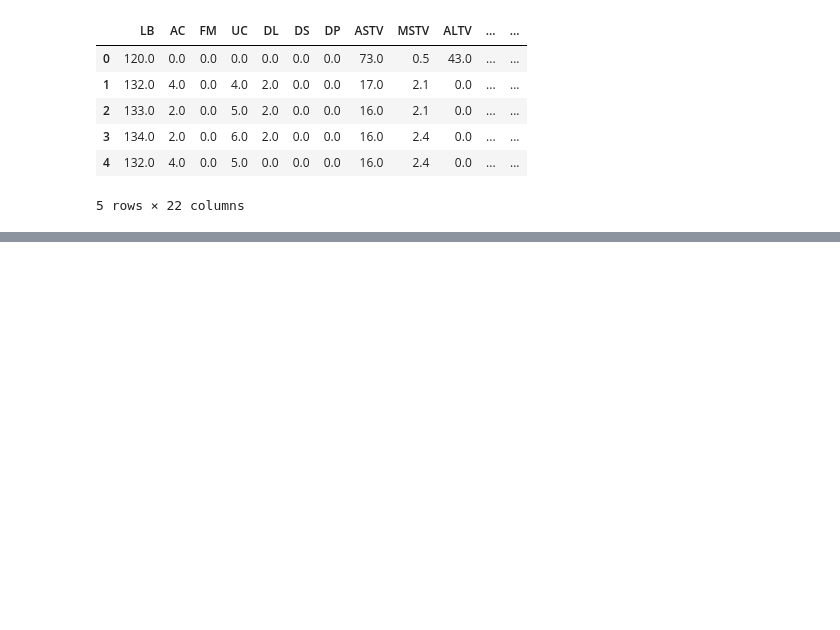
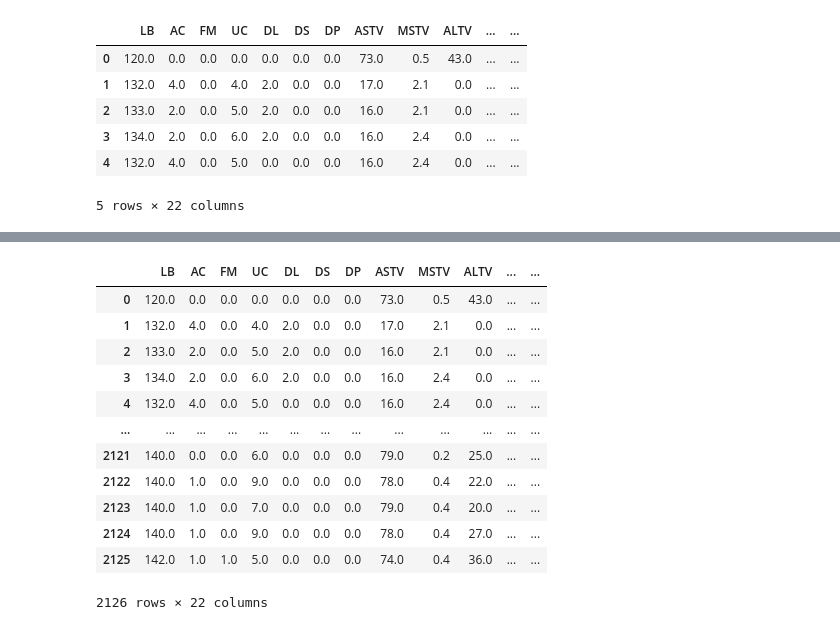
Before and after one commit to SergeyHSE/BaggingAndNLP.github.io, a Jupyter notebook: LogRegCardiotocography.ipynb, the cells around one changed output, grey strips where cells are left out. Drawn from its saved outputs; the diff is of its cells as text; code cells hidden in the pictures; blank space fills up the shorter version.

```diff
--- a/LogRegCardiotocography.ipynb
+++ b/LogRegCardiotocography.ipynb
@@ -42,0 +59,17 @@ data.head()
+# %%
+data = data.iloc[:-3]
+data
+# %% [output]
+|  | LB | AC | FM | UC | DL | DS | DP | ASTV | MSTV | ALTV | ... | ... |
+| 0 | 120.0 | 0.0 | 0.0 | 0.0 | 0.0 | 0.0 | 0.0 | 73.0 | 0.5 | 43.0 | ... | ... |
+| 1 | 132.0 | 4.0 | 0.0 | 4.0 | 2.0 | 0.0 | 0.0 | 17.0 | 2.1 | 0.0 | ... | ... |
+| 2 | 133.0 | 2.0 | 0.0 | 5.0 | 2.0 | 0.0 | 0.0 | 16.0 | 2.1 | 0.0 | ... | ... |
+| 3 | 134.0 | 2.0 | 0.0 | 6.0 | 2.0 | 0.0 | 0.0 | 16.0 | 2.4 | 0.0 | ... | ... |
+| 4 | 132.0 | 4.0 | 0.0 | 5.0 | 0.0 | 0.0 | 0.0 | 16.0 | 2.4 | 0.0 | ... | ... |
+| ... | ... | ... | ... | ... | ... | ... | ... | ... | ... | ... | ... | ... |
+| 2121 | 140.0 | 0.0 | 0.0 | 6.0 | 0.0 | 0.0 | 0.0 | 79.0 | 0.2 | 25.0 | ... | ... |
+| 2122 | 140.0 | 1.0 | 0.0 | 9.0 | 0.0 | 0.0 | 0.0 | 78.0 | 0.4 | 22.0 | ... | ... |
+| 2123 | 140.0 | 1.0 | 0.0 | 7.0 | 0.0 | 0.0 | 0.0 | 79.0 | 0.4 | 20.0 | ... | ... |
+| 2124 | 140.0 | 1.0 | 0.0 | 9.0 | 0.0 | 0.0 | 0.0 | 78.0 | 0.4 | 27.0 | ... | ... |
+| 2125 | 142.0 | 1.0 | 1.0 | 5.0 | 0.0 | 0.0 | 0.0 | 74.0 | 0.4 | 36.0 | ... | ... |
+2126 rows × 22 columns
```
Also changed, not shown: parts of 1 cell of this notebook.
